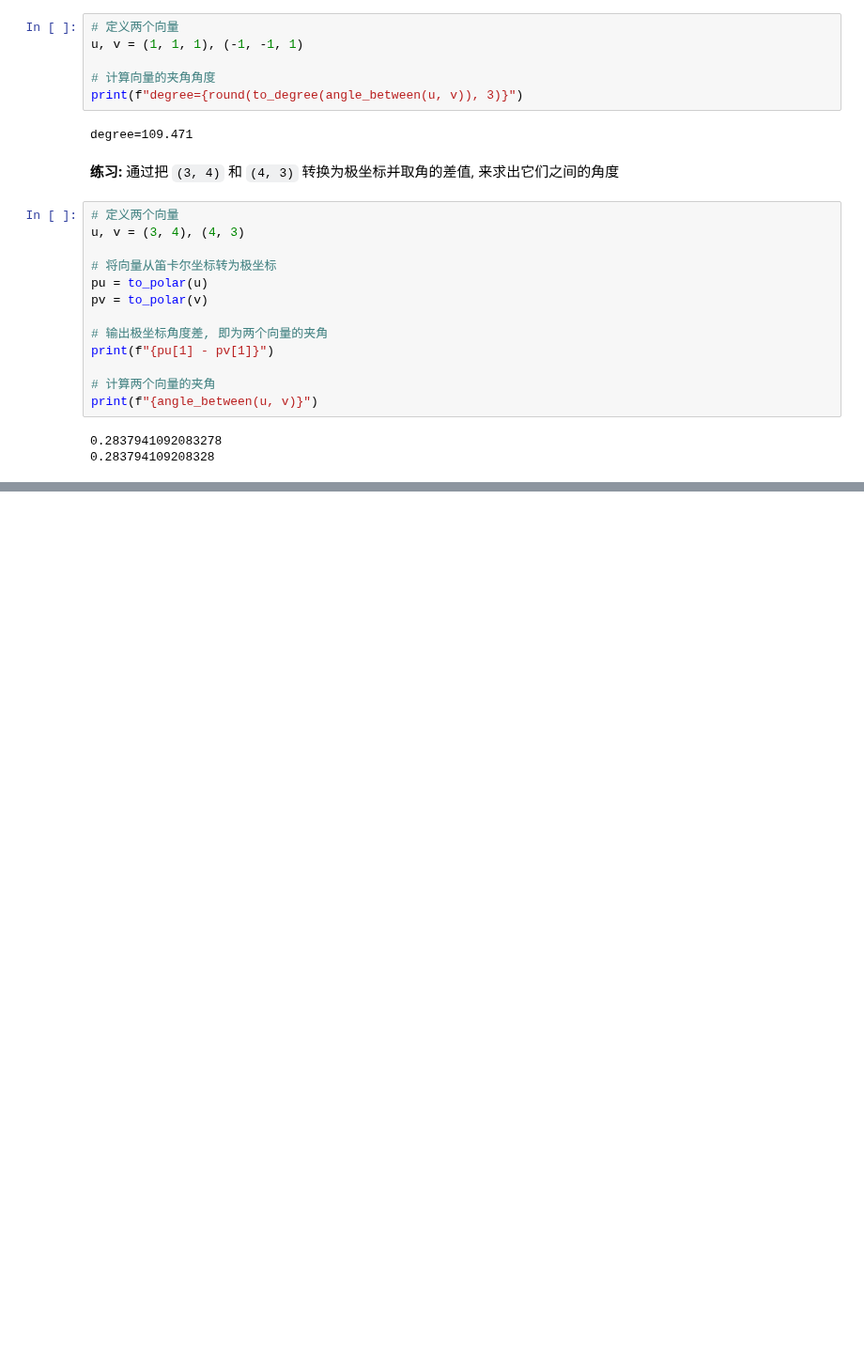
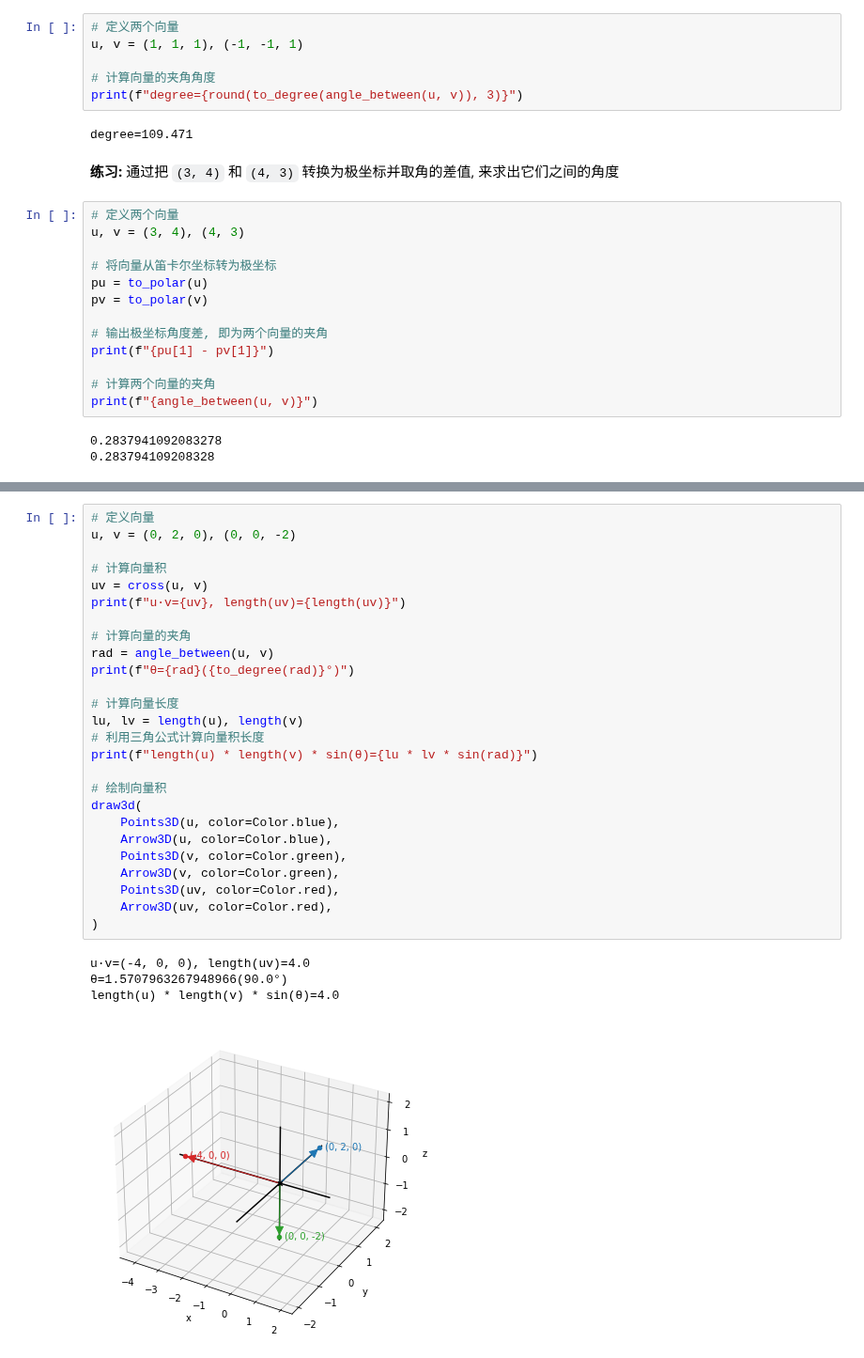
Before and after one commit to alvin-qh/study-python, a Jupyter notebook: math/notebooks/vector3d/measure.ipynb, the cells around one changed output, grey strips where cells are left out. Shown at 94% size. Drawn from its saved outputs; the diff is of its cells as text; blank space fills up the shorter version.

```diff
--- a/math/notebooks/vector3d/measure.ipynb
+++ b/math/notebooks/vector3d/measure.ipynb
@@ -734,0 +857,31 @@ print(f"{angle_between(u, v)}")
+# %%
+# 定义向量
+u, v = (0, 2, 0), (0, 0, -2)
+
+# 计算向量积
+uv = cross(u, v)
+print(f"u·v={uv}, length(uv)={length(uv)}")
+
+# 计算向量的夹角
+rad = angle_between(u, v)
+print(f"θ={rad}({to_degree(rad)}°)")
+
+# 计算向量长度
+lu, lv = length(u), length(v)
+# 利用三角公式计算向量积长度
+print(f"length(u) * length(v) * sin(θ)={lu * lv * sin(rad)}")
+
+# 绘制向量积
+draw3d(
+    Points3D(u, color=Color.blue),
+    Arrow3D(u, color=Color.blue),
+    Points3D(v, color=Color.green),
+    Arrow3D(v, color=Color.green),
+    Points3D(uv, color=Color.red),
+    Arrow3D(uv, color=Color.red),
+)
+# %% [output]
+u·v=(-4, 0, 0), length(uv)=4.0
+θ=1.5707963267948966(90.0°)
+length(u) * length(v) * sin(θ)=4.0
+[figure, added]
```
Also changed, not shown: parts of 15 cells of this notebook, 3 other files.
